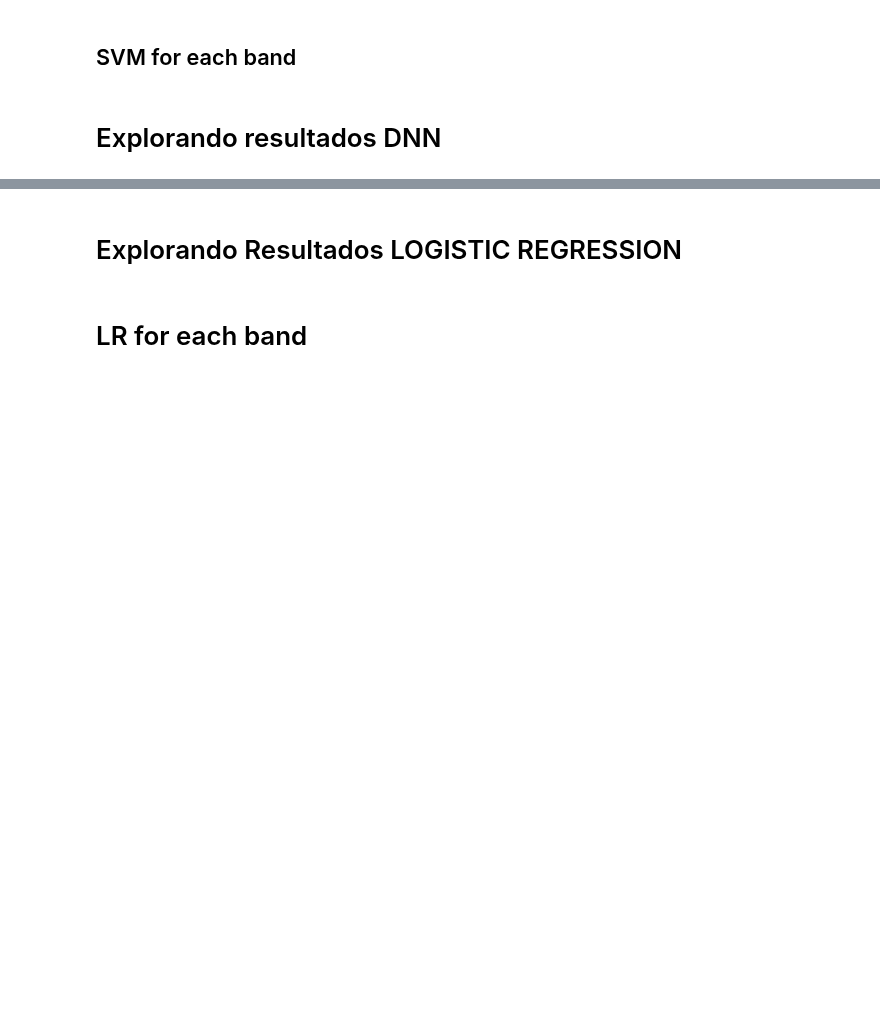
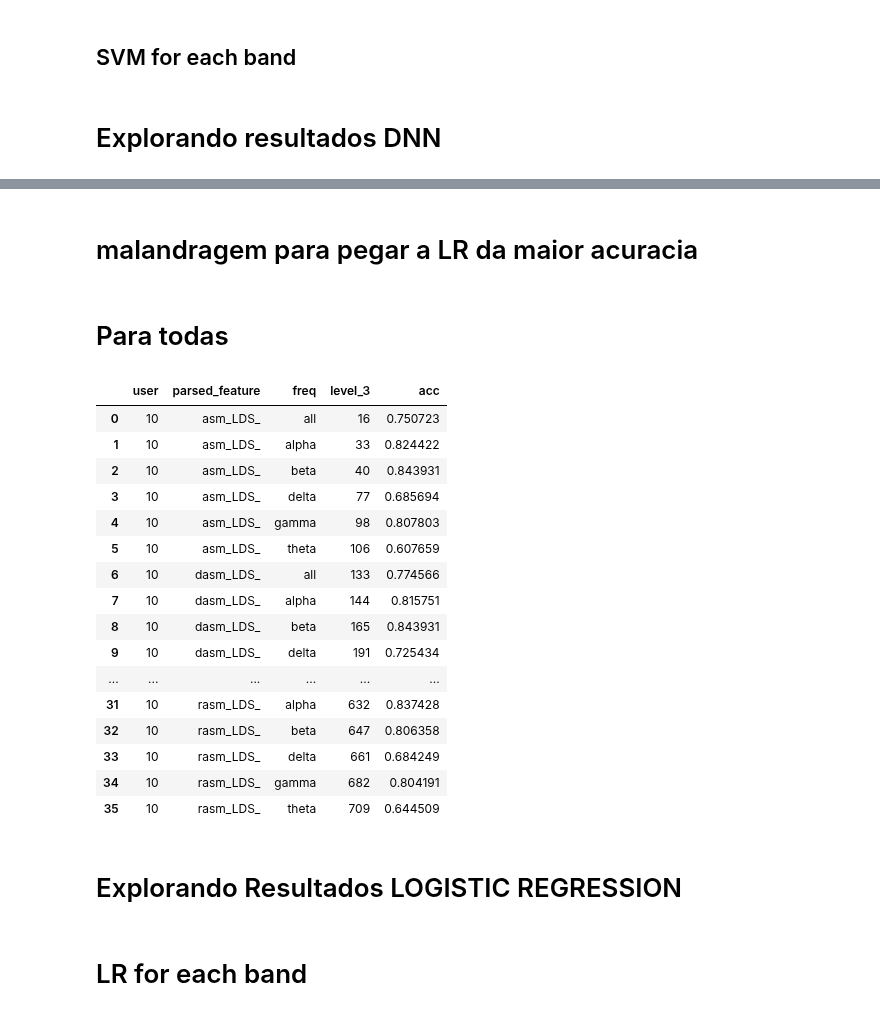
Before and after one commit to jvmr22/MSc-dissertation-EEG-Analysis, a Jupyter notebook: EDA_seed.ipynb, the cells around one changed output, grey strips where cells are left out. Saved outputs shown, nothing was run; the diff lists cells and outputs as text; code cells hidden in the pictures; blank space fills up the shorter version.

```diff
--- a/EDA_seed.ipynb
+++ b/EDA_seed.ipynb
@@ -506,0 +673,3 @@ ed_dnn_2.groupby(['user']).mean().acc.std()
+# %%
+eda_dnn = full_lr_result_df[['user', 'session', 'parsed_feature', 'parsed_lr', 'acc', 'freq']].sort_values(['user', 'acc'], ascending=[False, False])
+eda_dnn
@@ -506,0 +690,2 @@ ed_dnn_2.groupby(['user']).mean().acc.std()
+# %%
+eda_dnn['acc'] = eda_dnn['acc'].apply(lambda x: x.item())
@@ -506,0 +708,2 @@ ed_dnn_2.groupby(['user']).mean().acc.std()
+# %% [markdown]
+# malandragem para pegar a LR da maior acuracia
@@ -507,3 +714,32 @@ ed_dnn_2.groupby(['user']).mean().acc.std()
+# %% [markdown]
+# Para todas
+# %%
+eda_dnn_2 = eda_dnn.groupby(['user', 'parsed_feature', 'freq','parsed_lr']).mean()\
+    .reset_index()
+    #.to_csv("loucura_.csv", sep=';')#.agg({'acc':['max']})
+# %%
+eda_dnn_2\
+    .groupby(['user', 'parsed_feature', 'freq'])['acc']\
+    .nlargest(1)\
+    .reset_index()
+# %% [output]
+|  | user | parsed_feature | freq | level_3 | acc |
+| 0 | 10 | asm_LDS_ | all | 16 | 0.750723 |
+| 1 | 10 | asm_LDS_ | alpha | 33 | 0.824422 |
+| 2 | 10 | asm_LDS_ | beta | 40 | 0.843931 |
+| 3 | 10 | asm_LDS_ | delta | 77 | 0.685694 |
+| 4 | 10 | asm_LDS_ | gamma | 98 | 0.807803 |
+| 5 | 10 | asm_LDS_ | theta | 106 | 0.607659 |
+| 6 | 10 | dasm_LDS_ | all | 133 | 0.774566 |
+| 7 | 10 | dasm_LDS_ | alpha | 144 | 0.815751 |
+| 8 | 10 | dasm_LDS_ | beta | 165 | 0.843931 |
+| 9 | 10 | dasm_LDS_ | delta | 191 | 0.725434 |
+| ... | ... | ... | ... | ... | ... |
+| 31 | 10 | rasm_LDS_ | alpha | 632 | 0.837428 |
+| 32 | 10 | rasm_LDS_ | beta | 647 | 0.806358 |
+| 33 | 10 | rasm_LDS_ | delta | 661 | 0.684249 |
+| 34 | 10 | rasm_LDS_ | gamma | 682 | 0.804191 |
+| 35 | 10 | rasm_LDS_ | theta | 709 | 0.644509 |
 # %% [markdown]
 # Explorando Resultados LOGISTIC REGRESSION
 # %%
```
Also changed, not shown: parts of 19 cells of this notebook.
